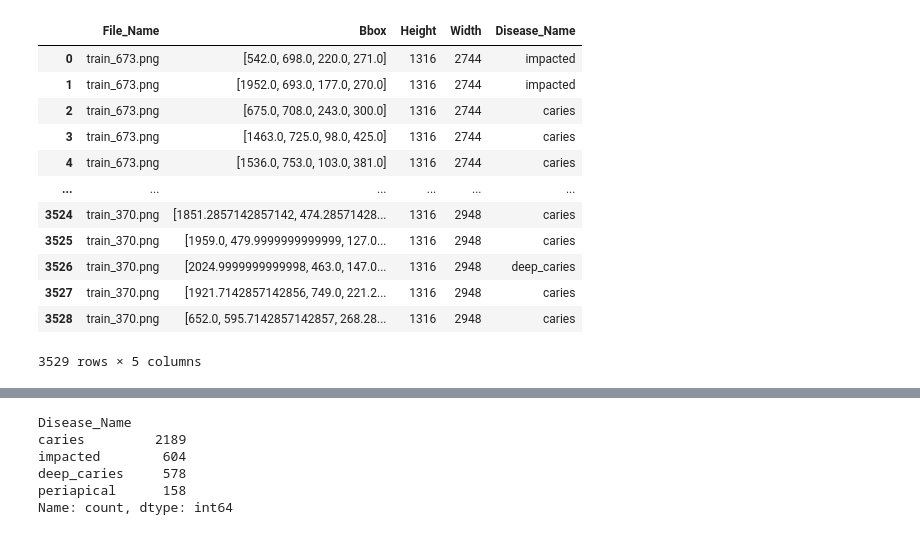
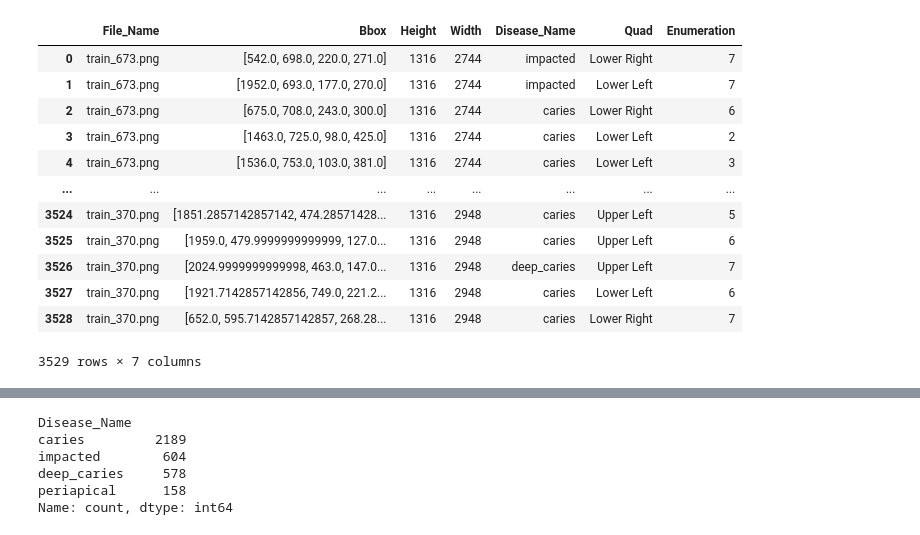
Before and after one commit to abdubakr77/dental-xray-ai, a Jupyter notebook: Notebooks/02_data_preparation.ipynb, the cells around one changed output, grey strips where cells are left out. Drawn from its saved outputs; the diff is of its cells as text; code cells hidden in the pictures.

```diff
--- a/Notebooks/02_data_preparation.ipynb
+++ b/Notebooks/02_data_preparation.ipynb
@@ -24,10 +24,22 @@ warnings.filterwarnings('ignore')
 
 %matplotlib inline
 # %%
-coco_path = r'../Data/Raw/DENTEX CHALLENGE 2023/Training_Data\quadrant-enumeration-disease\train_quadrant_enumeration_disease.json'
-orginal_images_path = r'../Data/Raw/DENTEX CHALLENGE 2023/Training_Data/quadrant-enumeration-disease/xrays'
+quadrant_images_path = '../Data/Raw/DENTEX CHALLENGE 2023/Training_data/quadrant/xrays'
+quadrant_json_path = '../Data/Raw/DENTEX CHALLENGE 2023/Training_data/quadrant/train_quadrant.json'
 
-with open(coco_path) as f:
-    coco_file = json.load(f)
+enumeration_images_path = '../Data/Raw/DENTEX CHALLENGE 2023/Training_data/quadrant-enumeration/xrays'
+enumeration_json_path = '../Data/Raw/DENTEX CHALLENGE 2023/Training_data/quadrant-enumeration/train_quadrant_enumeration.json'
+
+disease_images_path = '../Data/Raw/DENTEX CHALLENGE 2023/Training_data/quadrant-enumeration-disease/xrays'
+disease_json_path = '../Data/Raw/DENTEX CHALLENGE 2023/Training_data/quadrant-enumeration-disease/train_quadrant_enumeration_disease.json'
+
+with open(disease_json_path) as f:
+    disease_ann = json.load(f)
+
+with open(enumeration_json_path) as f:
+    enum_ann = json.load(f)
+
+with open(quadrant_json_path) as f:
+    quad_ann = json.load(f)
 # %%
 # Stage 1
@@ -38,24 +53,31 @@ s2_path = r'..\Data\Processed\Stage 2 (Disease Classifier)'
 # %%
 diagnosis_map = {
     0: "impacted",
     1: "caries",
     2: "periapical",
     3: "deep_caries"
 }
 
-df = create_dentex_df(coco_file,diagnosis_map)
-df
+quad_map = {
+    0: "Upper Right",
+    1: "Upper Left",
+    2: "Lower Left",
+    3: "Lower Right"
+}
+
+disease_df = create_diseases_df(disease_ann,diagnosis_map,quad_map,segmentation=False,enumeration=True)
+disease_df
 # %% [output]
-|  | File_Name | Bbox | Height | Width | Disease_Name |
-| 0 | train_673.png | [542.0, 698.0, 220.0, 271.0] | 1316 | 2744 | impacted |
-| 1 | train_673.png | [1952.0, 693.0, 177.0, 270.0] | 1316 | 2744 | impacted |
-| 2 | train_673.png | [675.0, 708.0, 243.0, 300.0] | 1316 | 2744 | caries |
-| 3 | train_673.png | [1463.0, 725.0, 98.0, 425.0] | 1316 | 2744 | caries |
-| 4 | train_673.png | [1536.0, 753.0, 103.0, 381.0] | 1316 | 2744 | caries |
-| ... | ... | ... | ... | ... | ... |
-| 3524 | train_370.png | [1851.2857142857142, 474.28571428... | 1316 | 2948 | caries |
-| 3525 | train_370.png | [1959.0, 479.9999999999999, 127.0... | 1316 | 2948 | caries |
-| 3526 | train_370.png | [2024.9999999999998, 463.0, 147.0... | 1316 | 2948 | deep_caries |
-| 3527 | train_370.png | [1921.7142857142856, 749.0, 221.2... | 1316 | 2948 | caries |
-| 3528 | train_370.png | [652.0, 595.7142857142857, 268.28... | 1316 | 2948 | caries |
+|  | File_Name | Bbox | Height | Width | Disease_Name | Quad | Enumeration |
+| 0 | train_673.png | [542.0, 698.0, 220.0, 271.0] | 1316 | 2744 | impacted | Lower Right | 7 |
+| 1 | train_673.png | [1952.0, 693.0, 177.0, 270.0] | 1316 | 2744 | impacted | Lower Left | 7 |
+| 2 | train_673.png | [675.0, 708.0, 243.0, 300.0] | 1316 | 2744 | caries | Lower Right | 6 |
+| 3 | train_673.png | [1463.0, 725.0, 98.0, 425.0] | 1316 | 2744 | caries | Lower Left | 2 |
+| 4 | train_673.png | [1536.0, 753.0, 103.0, 381.0] | 1316 | 2744 | caries | Lower Left | 3 |
+| ... | ... | ... | ... | ... | ... | ... | ... |
+| 3524 | train_370.png | [1851.2857142857142, 474.28571428... | 1316 | 2948 | caries | Upper Left | 5 |
+| 3525 | train_370.png | [1959.0, 479.9999999999999, 127.0... | 1316 | 2948 | caries | Upper Left | 6 |
+| 3526 | train_370.png | [2024.9999999999998, 463.0, 147.0... | 1316 | 2948 | deep_caries | Upper Left | 7 |
+| 3527 | train_370.png | [1921.7142857142856, 749.0, 221.2... | 1316 | 2948 | caries | Lower Left | 6 |
+| 3528 | train_370.png | [652.0, 595.7142857142857, 268.28... | 1316 | 2948 | caries | Lower Right | 7 |
-3529 rows × 5 columns
+3529 rows × 7 columns
```
Also changed, not shown: parts of 16 cells of this notebook.
